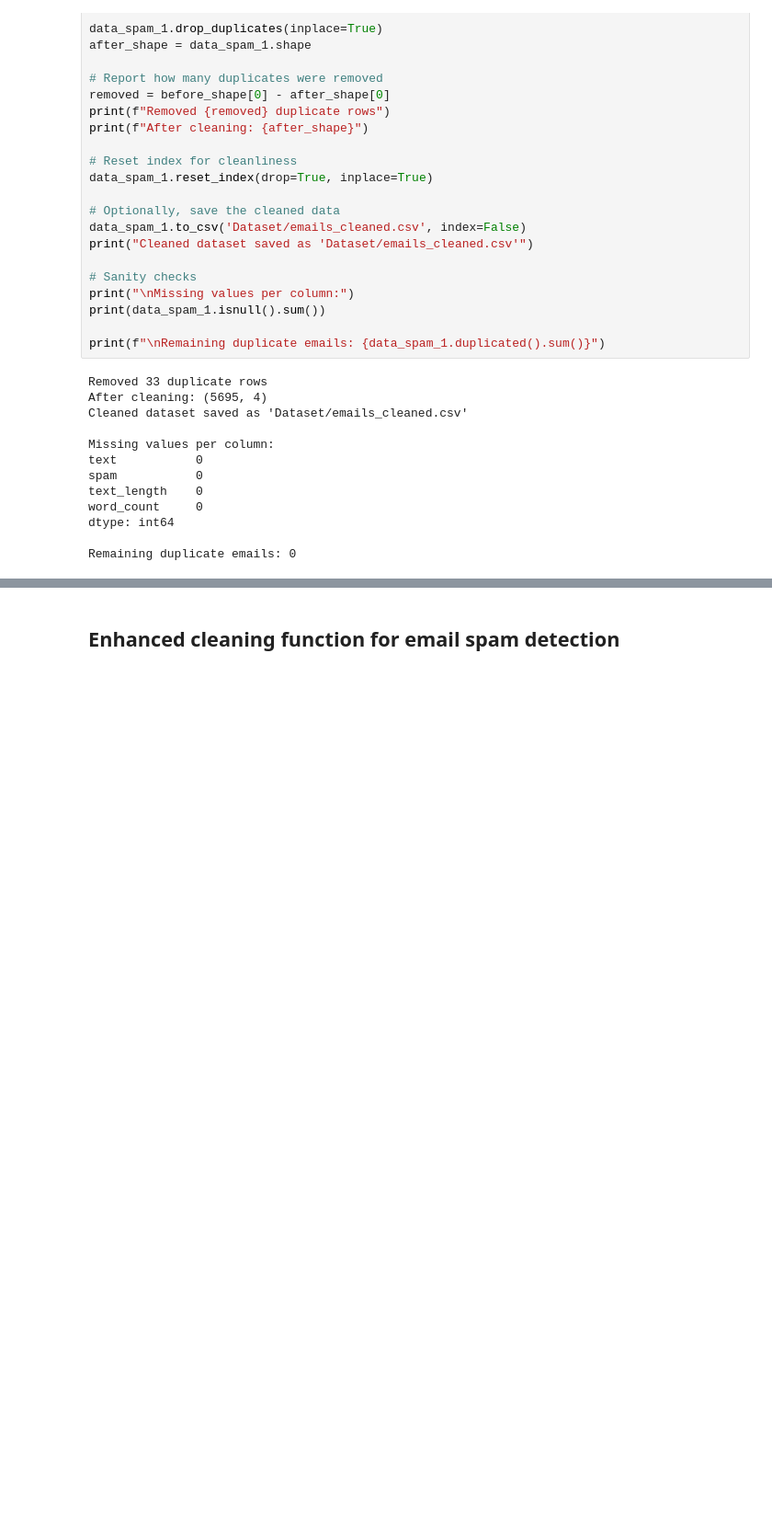
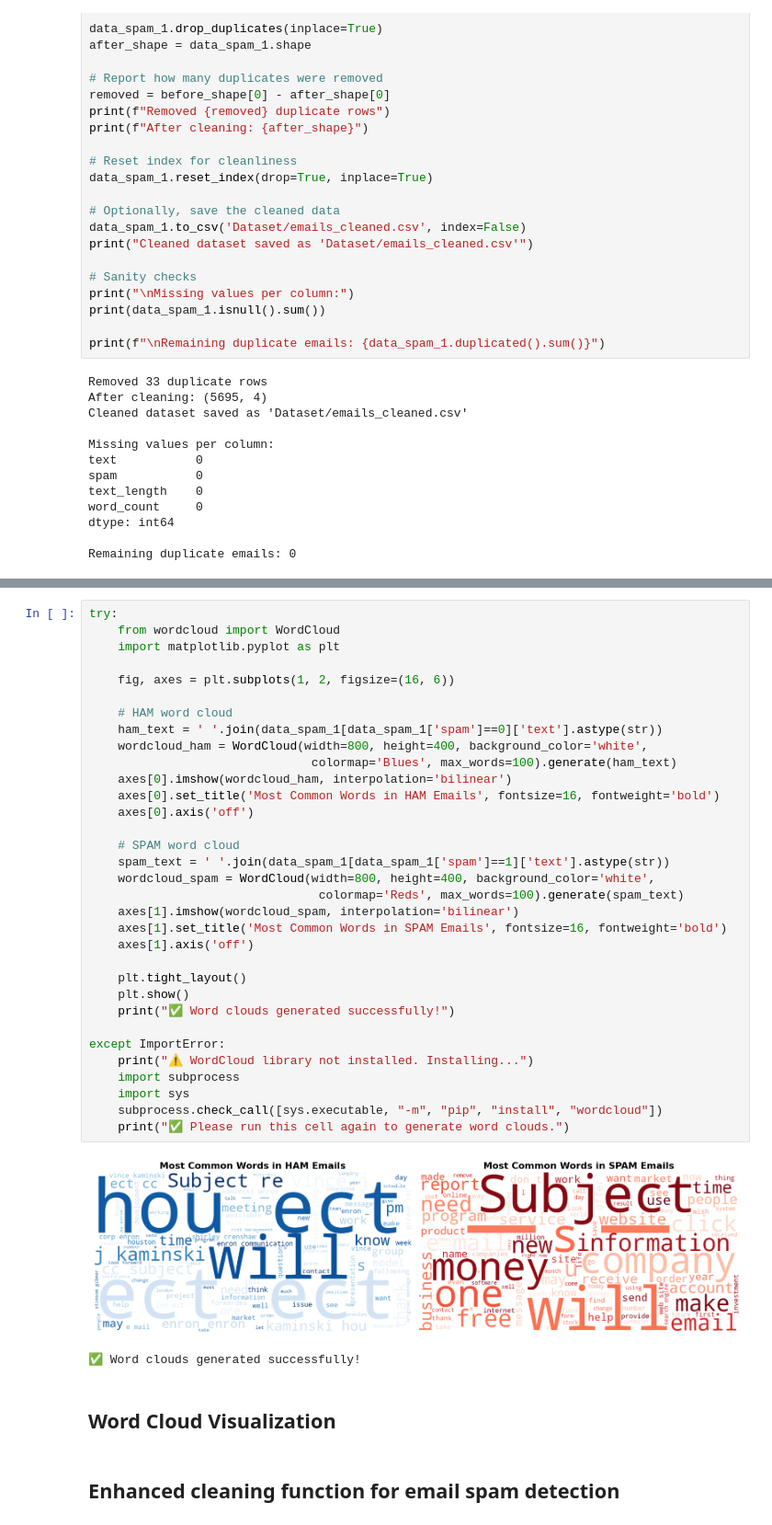
Before and after one commit to DPHeshanRanasinghe/Email-Spam-Classification-using-NLP, a Jupyter notebook: Email_Spam_Classification_Using_NLP.ipynb, the cells around one changed output, grey strips where cells are left out. Shown at 92% size. Saved outputs shown, nothing was run; the diff lists cells and outputs as text; blank space fills up the shorter version.

```diff
--- a/Email_Spam_Classification_Using_NLP.ipynb
+++ b/Email_Spam_Classification_Using_NLP.ipynb
@@ -180,5 +224,43 @@ Subject: save your money by getting an oem software !  need in software for your
 
 Punctuation marks to remove: !"#$%&'()*+,-./:;<=>?@[\]^_`{|}~
+# %%
+try:
+    from wordcloud import WordCloud
+    import matplotlib.pyplot as plt
+
+    fig, axes = plt.subplots(1, 2, figsize=(16, 6))
+
+    # HAM word cloud
+    ham_text = ' '.join(data_spam_1[data_spam_1['spam']==0]['text'].astype(str))
+    wordcloud_ham = WordCloud(width=800, height=400, background_color='white',
+                               colormap='Blues', max_words=100).generate(ham_text)
+    axes[0].imshow(wordcloud_ham, interpolation='bilinear')
+    axes[0].set_title('Most Common Words in HAM Emails', fontsize=16, fontweight='bold')
+    axes[0].axis('off')
+
+    # SPAM word cloud
+    spam_text = ' '.join(data_spam_1[data_spam_1['spam']==1]['text'].astype(str))
+    wordcloud_spam = WordCloud(width=800, height=400, background_color='white',
+                                colormap='Reds', max_words=100).generate(spam_text)
+    axes[1].imshow(wordcloud_spam, interpolation='bilinear')
+    axes[1].set_title('Most Common Words in SPAM Emails', fontsize=16, fontweight='bold')
+    axes[1].axis('off')
+
+    plt.tight_layout()
+    plt.show()
+    print("✅ Word clouds generated successfully!")
+
+except ImportError:
+    print("⚠️ WordCloud library not installed. Installing...")
+    import subprocess
+    import sys
+    subprocess.check_call([sys.executable, "-m", "pip", "install", "wordcloud"])
+    print("✅ Please run this cell again to generate word clouds.")
+# %% [output]
+[figure, added]
+✅ Word clouds generated successfully!
+# %% [markdown]
+## Word Cloud Visualization
 # %% [markdown]
 ## Enhanced cleaning function for email spam detection
 # %%
```
Also changed, not shown: parts of 18 cells of this notebook, 7 other files.
